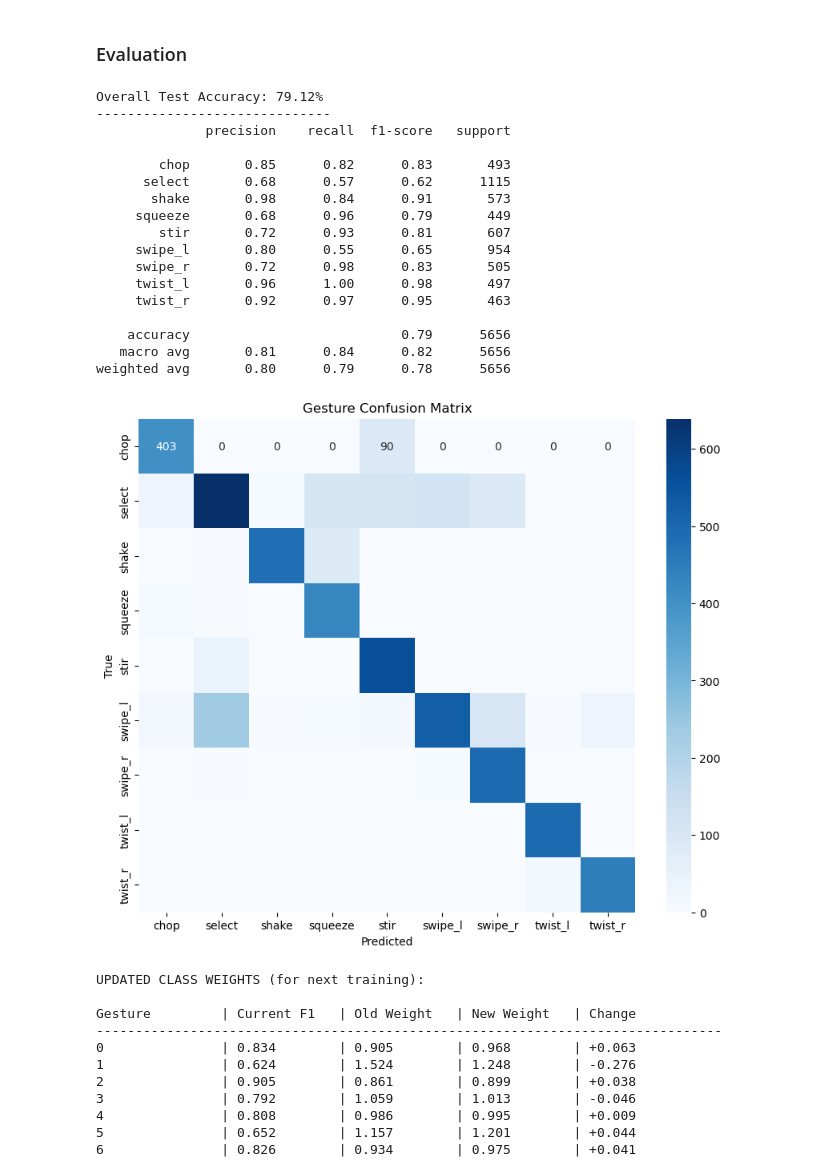
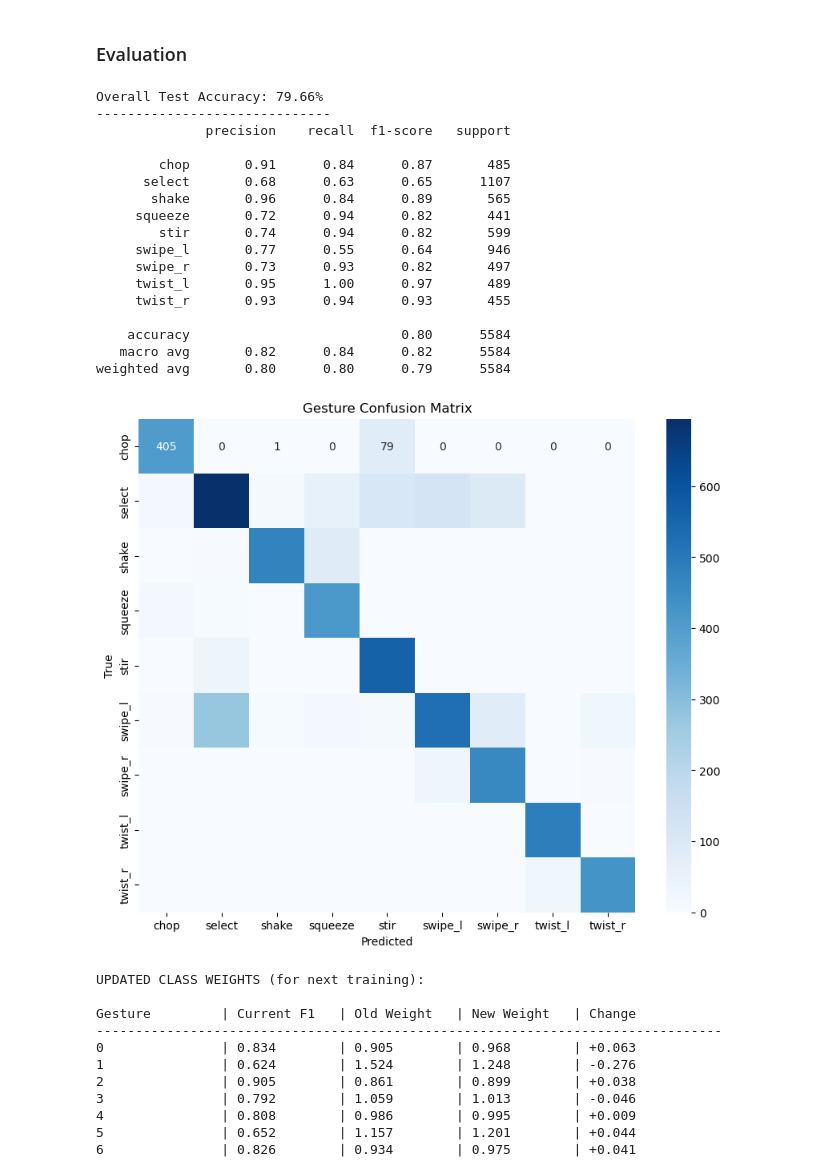
Before and after one commit to wallywallywally/cg4002_ay2526, a Jupyter notebook: ai/model.ipynb, the cells around one changed output. Drawn from its saved outputs; the diff is of its cells as text; code cells hidden in the pictures.

Commit message:
Get model v3

```diff
--- a/ai/model.ipynb
+++ b/ai/model.ipynb
@@ -846,7 +984,7 @@ def train_final_model(cv_labels, test_labels, best_params, data_path, epochs=40)
     # test_ds = GestureWindowDataset(data_path, test_labels, stride=5)
 
     train_ds = GestureWindowDatasetAugmented(data_path, cv_labels, stride=1,
-                                             augment=True, augment_prob=0.4)
+                                             augment=True, augment_prob=0.6)
     test_ds = GestureWindowDatasetAugmented(data_path, test_labels, stride=5,
                                             augment=False)
 
@@ -855,9 +993,12 @@ def train_final_model(cv_labels, test_labels, best_params, data_path, epochs=40)
     test_loader = DataLoader(test_ds, batch_size=batch_size, shuffle=False)
 
     model = CNN1DClassifier(input_size=IN_CH, num_classes=NUM_CLASSES)
-    weight_decay = best_params.get('weight_decay', 1e-4)
-    optimizer = torch.optim.Adam(model.parameters(), lr=best_params['lr'], weight_decay=weight_decay)
-    criterion = torch.nn.CrossEntropyLoss(weight=GESTURE_WEIGHTS.to(device), label_smoothing=0.05)
+    # weight_decay = best_params.get('weight_decay', 1e-4)
+    # optimizer = torch.optim.Adam(model.parameters(), lr=best_params['lr'], weight_decay=weight_decay)
+    # criterion = torch.nn.CrossEntropyLoss(weight=GESTURE_WEIGHTS.to(device), label_smoothing=0.05)
+    weight_decay = best_params_focal.get('weight_decay', 1e-4)
+    optimizer = torch.optim.Adam(model.parameters(), lr=best_params_focal['lr'], weight_decay=weight_decay)
+    criterion = FocalLoss(gamma=best_params_focal['gamma'], alpha=GESTURE_WEIGHTS.to(device), reduction='mean')
 
     print("\n" + "=" * 70)
     print("Training Final Model on Full CV Pool")
@@ -870,8 +1011,8 @@ def train_final_model(cv_labels, test_labels, best_params, data_path, epochs=40)
     print(f"\nFinal Model Test Accuracy: {final_acc:.2f}% | Test F1: {final_f1:.4f}")
     return model
 
-epochs = 40
-final_model = train_final_model(cv_labels, test_labels, best_params, data_folder_path, epochs)          # 8mins
+epochs = 50  # Increased epochs for better convergence with focal loss
+final_model = train_final_model(cv_labels, test_labels, best_params_focal, data_folder_path, epochs)
 # %% [output]
 ======================================================================
 Training Final Model on Full CV Pool
@@ -913,48 +1054,48 @@ def evaluate_final_model(model, test_loader):
     # Print metrics
     accuracy = accuracy_score(all_labels, all_preds)
     print(f"\nOverall Test Accuracy: {accuracy * 100:.2f}%")
     print("-" * 30)
 
     with open("v2/gesture_map.json", "r") as file:
         gesture_map = json.load(file)
 
     print(classification_report(all_labels, all_preds, target_names=gesture_map.keys()))
 
     # Generate confusion matrix
     cm = confusion_matrix(all_labels, all_preds)
     plt.figure(figsize=(10, 8))
     sns.heatmap(cm, annot=True, fmt='d', cmap='Blues',
                 xticklabels=gesture_map.keys(), yticklabels=gesture_map.keys())
     plt.xlabel('Predicted')
     plt.ylabel('True')
     plt.title('Gesture Confusion Matrix')
     plt.show()
 
     return all_preds, all_labels
 
-batch_size = study.best_params['batch_size']
+batch_size = study_focal.best_params['batch_size']
 test_ds = GestureWindowDatasetAugmented(data_folder_path, test_labels, stride=5)
 test_loader = DataLoader(test_ds, batch_size=batch_size, shuffle=False)
 all_preds, all_labels = evaluate_final_model(final_model, test_loader)
 # %% [output]
-Overall Test Accuracy: 79.12%
+Overall Test Accuracy: 79.66%
 ------------------------------
               precision    recall  f1-score   support
 
-        chop       0.85      0.82      0.83       493
-      select       0.68      0.57      0.62      1115
-       shake       0.98      0.84      0.91       573
-     squeeze       0.68      0.96      0.79       449
-        stir       0.72      0.93      0.81       607
-     swipe_l       0.80      0.55      0.65       954
-     swipe_r       0.72      0.98      0.83       505
-     twist_l       0.96      1.00      0.98       497
-     twist_r       0.92      0.97      0.95       463
+        chop       0.91      0.84      0.87       485
+      select       0.68      0.63      0.65      1107
+       shake       0.96      0.84      0.89       565
+     squeeze       0.72      0.94      0.82       441
+        stir       0.74      0.94      0.82       599
+     swipe_l       0.77      0.55      0.64       946
+     swipe_r       0.73      0.93      0.82       497
+     twist_l       0.95      1.00      0.97       489
+     twist_r       0.93      0.94      0.93       455
 
-    accuracy                           0.79      5656
-   macro avg       0.81      0.84      0.82      5656
-weighted avg       0.80      0.79      0.78      5656
+    accuracy                           0.80      5584
+   macro avg       0.82      0.84      0.82      5584
+weighted avg       0.80      0.80      0.79      5584
-[figure, old version]
+[figure, new version]
 # %%
 ### RETRAIN WITH IMPROVED CLASS WEIGHTS
 
```
Also changed, not shown: parts of 13 cells of this notebook, 28 other files.
